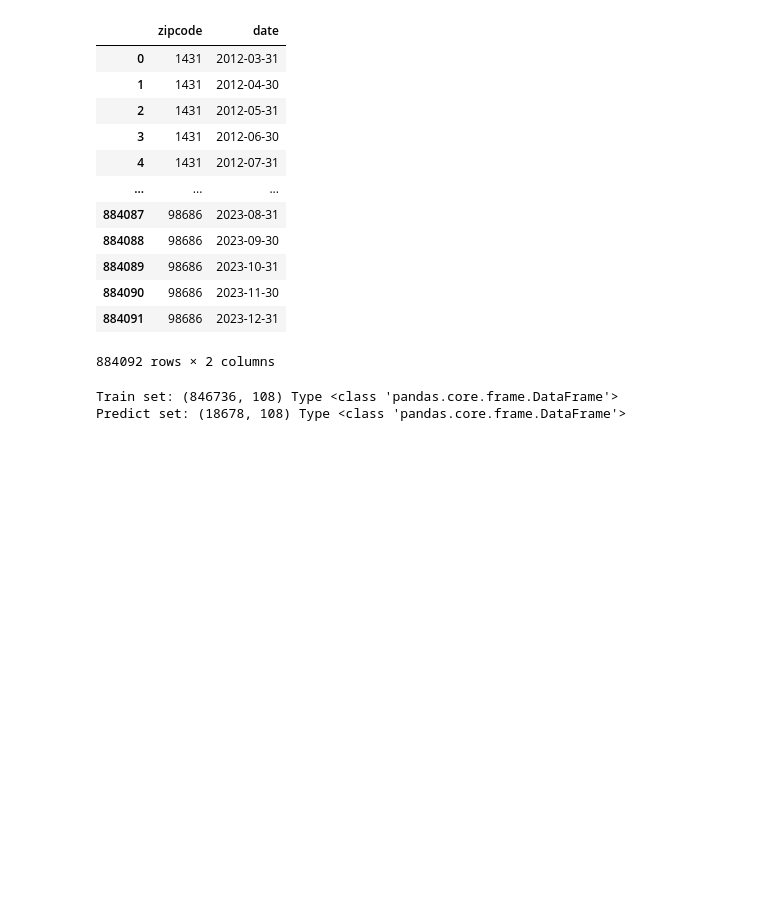
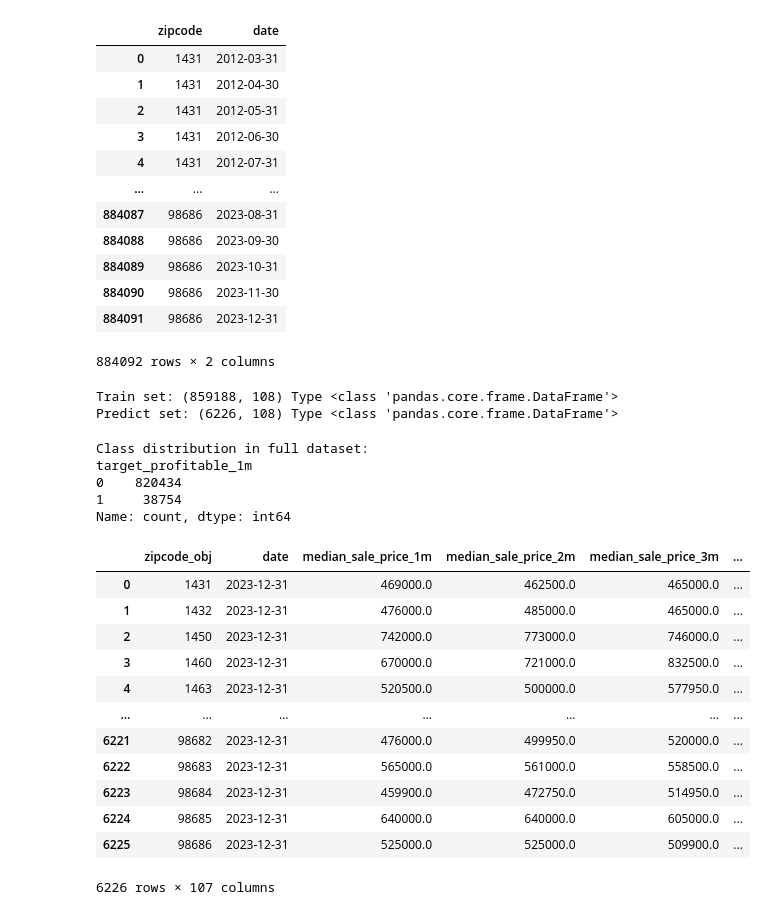
Before and after one commit to JensKlug/zillows_real_estate, a Jupyter notebook: notebooks/Data preprocessing for trend prediction.ipynb, the cells around one changed output. Saved outputs shown, nothing was run; the diff lists cells and outputs as text; code cells hidden in the pictures; blank space fills up the shorter version.

```diff
--- a/notebooks/Data preprocessing for trend prediction.ipynb
+++ b/notebooks/Data preprocessing for trend prediction.ipynb
@@ -6,7 +6,7 @@ from sklearn.linear_model import SGDClassifier
 from sklearn.preprocessing import MinMaxScaler
 from sklearn.metrics import precision_score, confusion_matrix, classification_report
 # %%
-df = pd.read_csv('/home/jensk/code/JensKlug/zillows_real_estate/raw_data/HouseTS.csv')
+df = pd.read_csv('HouseTS.csv')
 # %%
 df[['zipcode', 'date']]
 # %% [output]
@@ -129,8 +129,8 @@ def split_train_predict(df):
     predict_list = []
 
     for zipcode, group in df.groupby('zipcode_obj'):
-        train_part = group.iloc[:-3]
-        predict_part = group.iloc[-3:]
+        train_part = group.iloc[:-1]
+        predict_part = group.iloc[-1:]
 
         train_list.append(train_part)
         predict_list.append(predict_part)
@@ -148,5 +148,41 @@ df_train, df_predict = split_train_predict(ts_all)
 print("Train set:", df_train.shape, 'Type', type(df_train))
 print("Predict set:", df_predict.shape, 'Type', type(df_predict))
 # %% [output]
-Train set: (846736, 108) Type <class 'pandas.core.frame.DataFrame'>
-Predict set: (18678, 108) Type <class 'pandas.core.frame.DataFrame'>
+Train set: (859188, 108) Type <class 'pandas.core.frame.DataFrame'>
+Predict set: (6226, 108) Type <class 'pandas.core.frame.DataFrame'>
+# %%
+# Load your data, step 1
+df = df_train
+
+# Step 2: Define target and features
+target = 'target_profitable_1m'
+y = df[target]
+X = df.drop(columns=[target])
+
+# Step 3: Check class distribution
+print("Class distribution in full dataset:")
+print(y.value_counts())
+# %% [output]
+Class distribution in full dataset:
+target_profitable_1m
+0    820434
+1     38754
+Name: count, dtype: int64
+# %%
+df_predict=df_predict.drop(columns='target_profitable_1m')
+# %%
+df_predict
+# %% [output]
+|  | zipcode_obj | date | median_sale_price_1m | median_sale_price_2m | median_sale_price_3m | ... |
+| 0 | 1431 | 2023-12-31 | 469000.0 | 462500.0 | 465000.0 | ... |
+| 1 | 1432 | 2023-12-31 | 476000.0 | 485000.0 | 465000.0 | ... |
+| 2 | 1450 | 2023-12-31 | 742000.0 | 773000.0 | 746000.0 | ... |
+| 3 | 1460 | 2023-12-31 | 670000.0 | 721000.0 | 832500.0 | ... |
+| 4 | 1463 | 2023-12-31 | 520500.0 | 500000.0 | 577950.0 | ... |
+| ... | ... | ... | ... | ... | ... | ... |
+| 6221 | 98682 | 2023-12-31 | 476000.0 | 499950.0 | 520000.0 | ... |
+| 6222 | 98683 | 2023-12-31 | 565000.0 | 561000.0 | 558500.0 | ... |
+| 6223 | 98684 | 2023-12-31 | 459900.0 | 472750.0 | 514950.0 | ... |
+| 6224 | 98685 | 2023-12-31 | 640000.0 | 640000.0 | 605000.0 | ... |
+| 6225 | 98686 | 2023-12-31 | 525000.0 | 525000.0 | 509900.0 | ... |
+6226 rows × 107 columns
```
Also changed, not shown: parts of 10 cells of this notebook.
